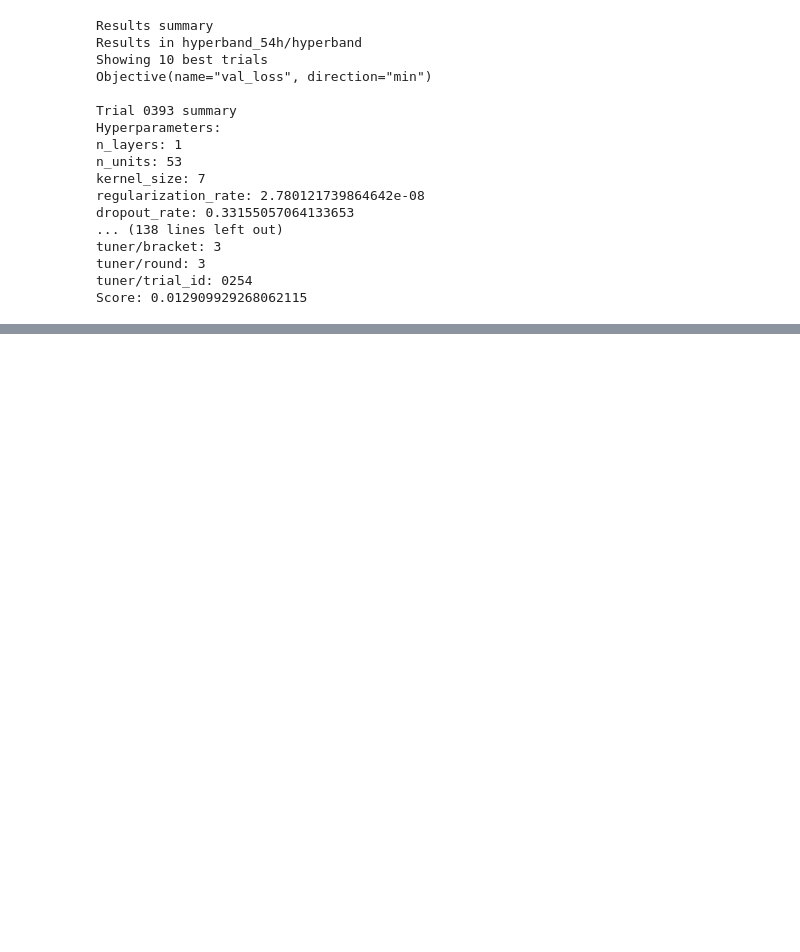
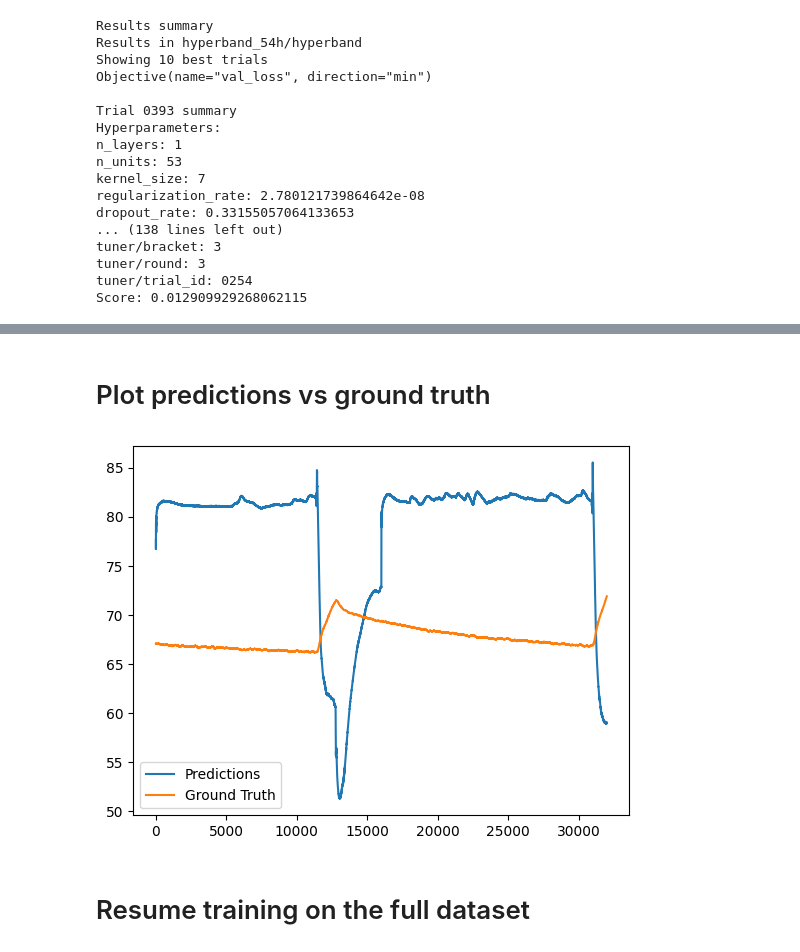
Before and after one commit to lfalc/deep-pmsm, a Jupyter notebook: pmsm/load_tuner.ipynb, the cells around one changed output, grey strips where cells are left out. Cells and saved outputs as stored; diff of their text form; code cells hidden in the pictures; blank space fills up the shorter version.

Commit message:
Add notebook to load hp-search and retrain best model

```diff
--- a/pmsm/load_tuner.ipynb
+++ b/pmsm/load_tuner.ipynb
@@ -68,0 +106,24 @@ Score: 0.012909929268062115
+# %%
+import numpy as np
+import preprocessing.config as cfg
+from preprocessing.data import LightDataManager
+
+# Ensure reproducibility
+SEED = cfg.data_cfg["random_seed"]
+np.random.seed(SEED)
+
+file_path = 'data/input/8h_run.csv'
+dm = LightDataManager(file_path)
+dm.featurize()
+
+
+predict_cfg = {'batch_size': 128,
+                'window_size': 32,
+                'p_id_col': dm.PROFILE_ID_COL,
+                }
+
+# predict
+x_tst = dm.tst_df[dm.x_cols + [dm.PROFILE_ID_COL]]
+y_tst = dm.tst_df[dm.y_cols]
+
+model.__class__ = CNNKerasRegressor
@@ -68,0 +137,4 @@ Score: 0.012909929268062115
+# %%
+pred = model.predict(x_tst, **predict_cfg)
+pred = dm.inverse_transform(df=pred)
+y_tst = dm.inverse_transform(y_tst)
@@ -68,0 +143,14 @@ Score: 0.012909929268062115
+# %% [markdown]
+# Plot predictions vs ground truth
+# %%
+import matplotlib.pyplot as plt
+
+plt.figure()
+plt.plot(pred, label='Predictions')
+plt.plot(y_tst, label='Ground Truth')
+plt.legend()
+plt.show()
+# %% [output]
+[figure, added]
+# %% [markdown]
+# Resume training on the full dataset
```
Also changed, not shown: parts of 10 cells of this notebook.
